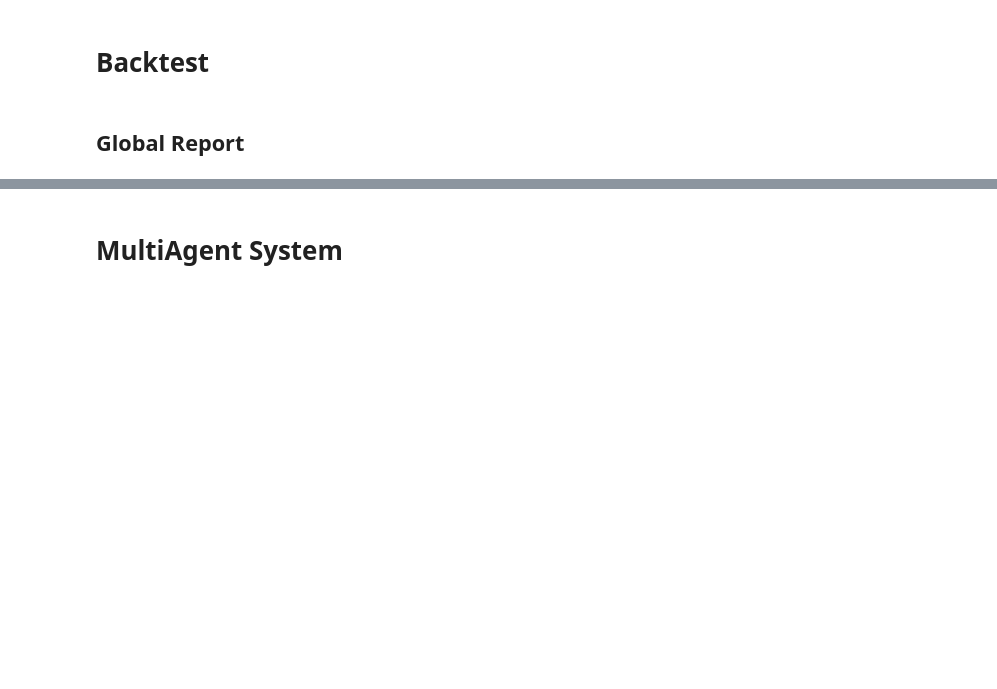
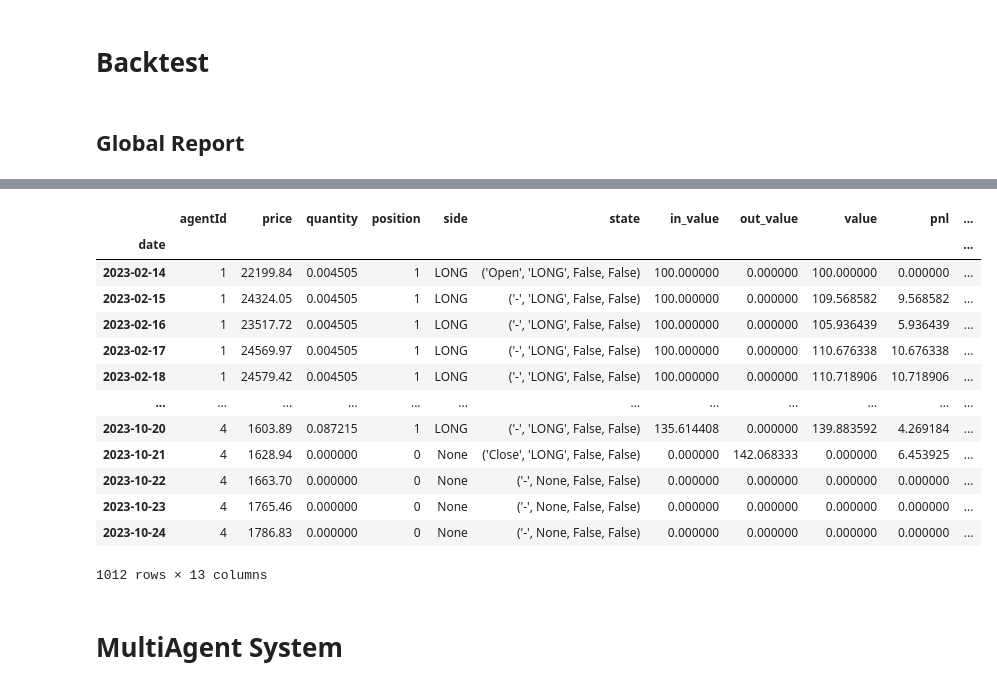
Before and after one commit to cedTrad/C-Syst, a Jupyter notebook: labs.ipynb, the cells around one changed output, grey strips where cells are left out. Cells and saved outputs as stored; diff of their text form; code cells hidden in the pictures; blank space fills up the shorter version.

```diff
--- a/labs.ipynb
+++ b/labs.ipynb
@@ -48,0 +66,17 @@ env.get_report(agentId=1, symbol = "BTC")
+# %%
+env.tradesData
+# %% [output]
+|  | agentId | price | quantity | position | side | state | in_value | out_value | value | pnl | ... |
+| date |  |  |  |  |  |  |  |  |  |  | ... |
+| 2023-02-14 | 1 | 22199.84 | 0.004505 | 1 | LONG | ('Open', 'LONG', False, False) | 100.000000 | 0.000000 | 100.000000 | 0.000000 | ... |
+| 2023-02-15 | 1 | 24324.05 | 0.004505 | 1 | LONG | ('-', 'LONG', False, False) | 100.000000 | 0.000000 | 109.568582 | 9.568582 | ... |
+| 2023-02-16 | 1 | 23517.72 | 0.004505 | 1 | LONG | ('-', 'LONG', False, False) | 100.000000 | 0.000000 | 105.936439 | 5.936439 | ... |
+| 2023-02-17 | 1 | 24569.97 | 0.004505 | 1 | LONG | ('-', 'LONG', False, False) | 100.000000 | 0.000000 | 110.676338 | 10.676338 | ... |
+| 2023-02-18 | 1 | 24579.42 | 0.004505 | 1 | LONG | ('-', 'LONG', False, False) | 100.000000 | 0.000000 | 110.718906 | 10.718906 | ... |
+| ... | ... | ... | ... | ... | ... | ... | ... | ... | ... | ... | ... |
+| 2023-10-20 | 4 | 1603.89 | 0.087215 | 1 | LONG | ('-', 'LONG', False, False) | 135.614408 | 0.000000 | 139.883592 | 4.269184 | ... |
+| 2023-10-21 | 4 | 1628.94 | 0.000000 | 0 | None | ('Close', 'LONG', False, False) | 0.000000 | 142.068333 | 0.000000 | 6.453925 | ... |
+| 2023-10-22 | 4 | 1663.70 | 0.000000 | 0 | None | ('-', None, False, False) | 0.000000 | 0.000000 | 0.000000 | 0.000000 | ... |
+| 2023-10-23 | 4 | 1765.46 | 0.000000 | 0 | None | ('-', None, False, False) | 0.000000 | 0.000000 | 0.000000 | 0.000000 | ... |
+| 2023-10-24 | 4 | 1786.83 | 0.000000 | 0 | None | ('-', None, False, False) | 0.000000 | 0.000000 | 0.000000 | 0.000000 | ... |
+1012 rows × 13 columns
```
Also changed, not shown: parts of 9 cells of this notebook, 7 other files.
